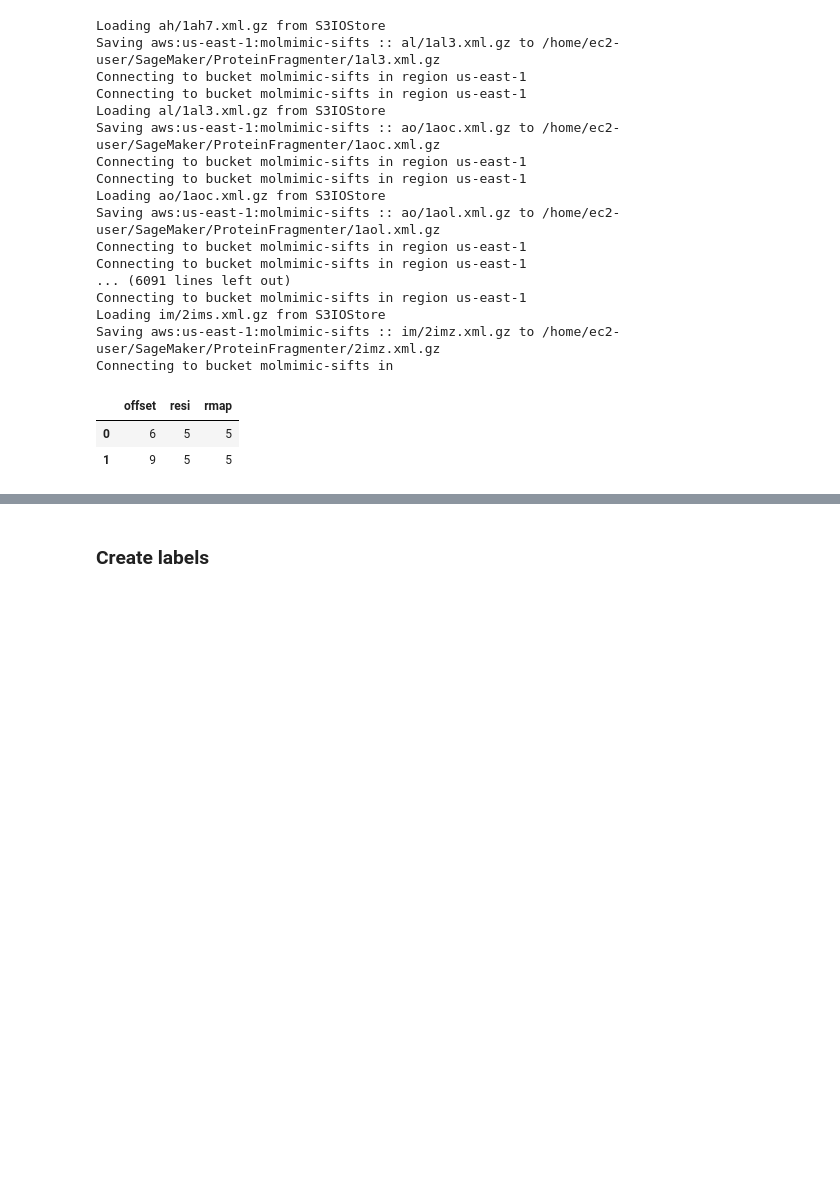
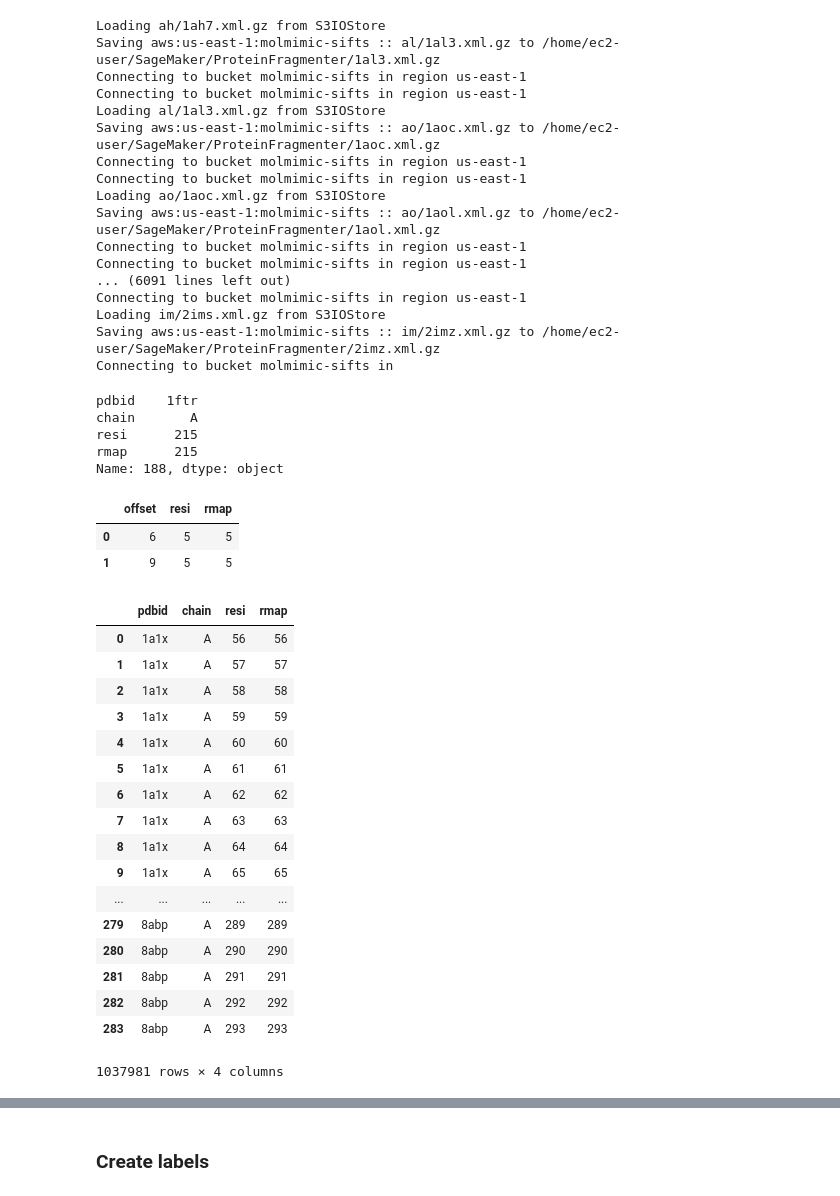
Before and after one commit to bouralab/ProteinFragmenter, a Jupyter notebook: CapsDB-preprocdata.ipynb, the cells around one changed output, grey strips where cells are left out. Saved outputs shown, nothing was run; the diff lists cells and outputs as text; code cells hidden in the pictures; blank space fills up the shorter version.

```diff
--- a/CapsDB-preprocdata.ipynb
+++ b/CapsDB-preprocdata.ipynb
@@ -188,4 +188,14 @@ resimap_df.to_pickle('resimap_df.pkl')
 resimap_df = pd.read_pickle('resimap_df.pkl')
+# %%
+#resimap_df[resimap_df.pdbid == "1aol"]
+#resimap_df[resimap_df.rmap.isnull()]
+resimap_df.iloc[30000,:]
+# %% [output]
+pdbid    1ftr
+chain       A
+resi      215
+rmap      215
+Name: 188, dtype: object
 # %%
 #len(resimap_list)
 #resimap_df.head()
@@ -225,3 +239,24 @@ resimap_df[resimap_df.isnull().rmap == True].shape
+# %%
+resimap_df
+# %% [output]
+|  | pdbid | chain | resi | rmap |
+| 0 | 1a1x | A | 56 | 56 |
+| 1 | 1a1x | A | 57 | 57 |
+| 2 | 1a1x | A | 58 | 58 |
+| 3 | 1a1x | A | 59 | 59 |
+| 4 | 1a1x | A | 60 | 60 |
+| 5 | 1a1x | A | 61 | 61 |
+| 6 | 1a1x | A | 62 | 62 |
+| 7 | 1a1x | A | 63 | 63 |
+| 8 | 1a1x | A | 64 | 64 |
+| 9 | 1a1x | A | 65 | 65 |
+| ... | ... | ... | ... | ... |
+| 279 | 8abp | A | 289 | 289 |
+| 280 | 8abp | A | 290 | 290 |
+| 281 | 8abp | A | 291 | 291 |
+| 282 | 8abp | A | 292 | 292 |
+| 283 | 8abp | A | 293 | 293 |
+1037981 rows × 4 columns
 # %%
 # map cap resi numbers to pbd data resi numbers
 
```
Also changed, not shown: parts of 13 cells of this notebook.
